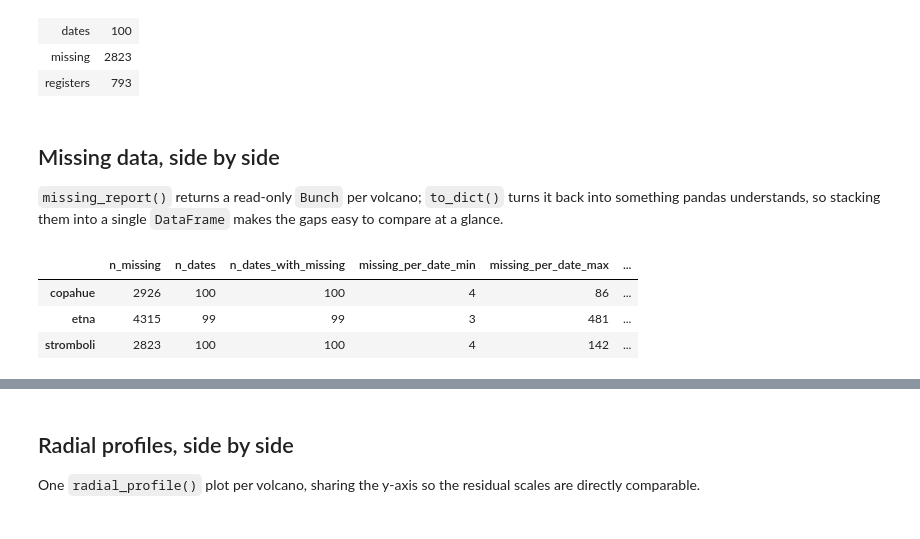
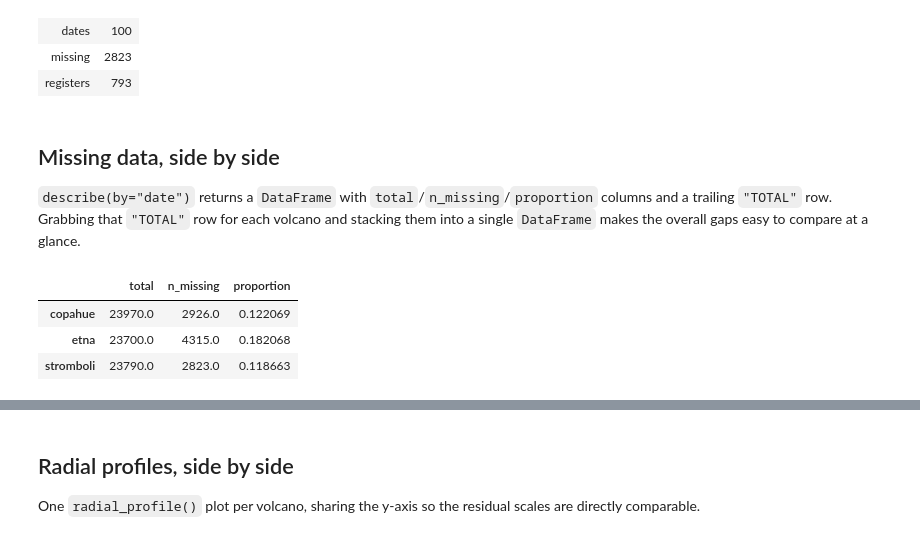
Before and after one commit to leliel12/volcanicus, a Jupyter notebook: notebooks/comparison.ipynb, the cells around one changed output, grey strips where cells are left out. Drawn from its saved outputs; the diff is of its cells as text; code cells hidden in the pictures.

```diff
--- a/notebooks/comparison.ipynb
+++ b/notebooks/comparison.ipynb
@@ -39,13 +39,13 @@ for v in volcanoes.values():
 # %% [markdown]
 ## Missing data, side by side
 
-`missing_report()` returns a read-only `Bunch` per volcano; `to_dict()` turns it back into something pandas understands, so stacking them into a single `DataFrame` makes the gaps easy to compare at a glance.
+`describe(by="date")` returns a `DataFrame` with `total`/`n_missing`/`proportion` columns and a trailing `"TOTAL"` row. Grabbing that `"TOTAL"` row for each volcano and stacking them into a single `DataFrame` makes the overall gaps easy to compare at a glance.
 # %%
 pd.DataFrame(
-    {name: v.missing_report().to_dict() for name, v in volcanoes.items()}
+    {name: v.describe(by="date").loc["TOTAL"] for name, v in volcanoes.items()}
 ).T
 # %% [output]
-|  | n_missing | n_dates | n_dates_with_missing | missing_per_date_min | missing_per_date_max | ... |
-| copahue | 2926 | 100 | 100 | 4 | 86 | ... |
-| etna | 4315 | 99 | 99 | 3 | 481 | ... |
-| stromboli | 2823 | 100 | 100 | 4 | 142 | ... |
+|  | total | n_missing | proportion |
+| copahue | 23970.0 | 2926.0 | 0.122069 |
+| etna | 23700.0 | 4315.0 | 0.182068 |
+| stromboli | 23790.0 | 2823.0 | 0.118663 |
```
Also changed, not shown: parts of 2 cells of this notebook, 5 other files.
